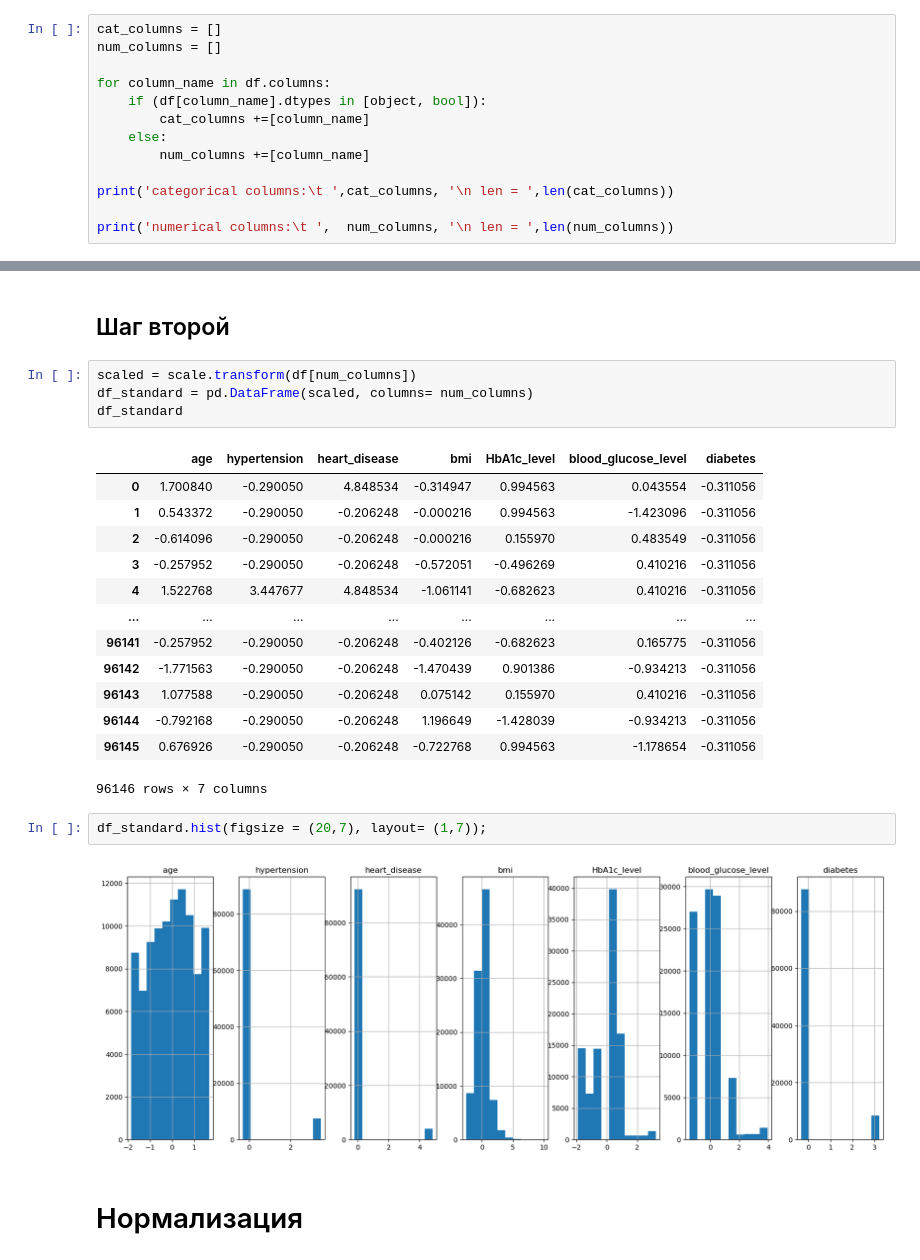
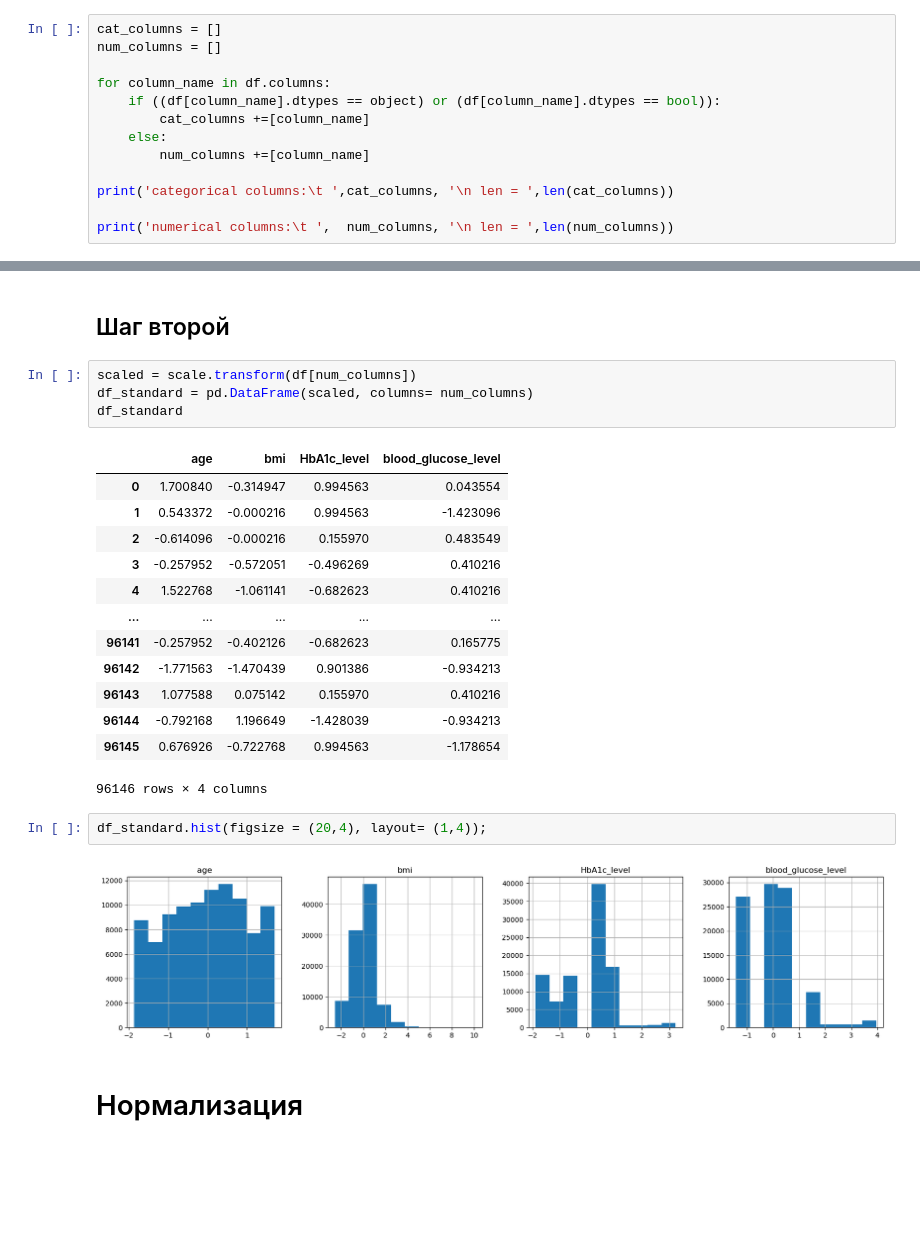
Before and after one commit to synrocka/Diabetes-Prediction, a Jupyter notebook: main.ipynb, the cells around one changed output, grey strips where cells are left out. Saved outputs shown, nothing was run; the diff lists cells and outputs as text; blank space fills up the shorter version.

```diff
--- a/main.ipynb
+++ b/main.ipynb
@@ -83,7 +83,7 @@ cat_columns = []
 num_columns = []
 
 for column_name in df.columns:
-    if (df[column_name].dtypes in [object, bool]):
+    if ((df[column_name].dtypes == object) or (df[column_name].dtypes == bool)):
         cat_columns +=[column_name]
     else:
         num_columns +=[column_name]
@@ -126,23 +136,23 @@ scaled = scale.transform(df[num_columns])
 df_standard = pd.DataFrame(scaled, columns= num_columns)
 df_standard
 # %% [output]
-|  | age | hypertension | heart_disease | bmi | HbA1c_level | blood_glucose_level | diabetes |
-| 0 | 1.700840 | -0.290050 | 4.848534 | -0.314947 | 0.994563 | 0.043554 | -0.311056 |
-| 1 | 0.543372 | -0.290050 | -0.206248 | -0.000216 | 0.994563 | -1.423096 | -0.311056 |
-| 2 | -0.614096 | -0.290050 | -0.206248 | -0.000216 | 0.155970 | 0.483549 | -0.311056 |
-| 3 | -0.257952 | -0.290050 | -0.206248 | -0.572051 | -0.496269 | 0.410216 | -0.311056 |
-| 4 | 1.522768 | 3.447677 | 4.848534 | -1.061141 | -0.682623 | 0.410216 | -0.311056 |
-| ... | ... | ... | ... | ... | ... | ... | ... |
-| 96141 | -0.257952 | -0.290050 | -0.206248 | -0.402126 | -0.682623 | 0.165775 | -0.311056 |
-| 96142 | -1.771563 | -0.290050 | -0.206248 | -1.470439 | 0.901386 | -0.934213 | -0.311056 |
-| 96143 | 1.077588 | -0.290050 | -0.206248 | 0.075142 | 0.155970 | 0.410216 | -0.311056 |
-| 96144 | -0.792168 | -0.290050 | -0.206248 | 1.196649 | -1.428039 | -0.934213 | -0.311056 |
-| 96145 | 0.676926 | -0.290050 | -0.206248 | -0.722768 | 0.994563 | -1.178654 | -0.311056 |
+|  | age | bmi | HbA1c_level | blood_glucose_level |
+| 0 | 1.700840 | -0.314947 | 0.994563 | 0.043554 |
+| 1 | 0.543372 | -0.000216 | 0.994563 | -1.423096 |
+| 2 | -0.614096 | -0.000216 | 0.155970 | 0.483549 |
+| 3 | -0.257952 | -0.572051 | -0.496269 | 0.410216 |
+| 4 | 1.522768 | -1.061141 | -0.682623 | 0.410216 |
+| ... | ... | ... | ... | ... |
+| 96141 | -0.257952 | -0.402126 | -0.682623 | 0.165775 |
+| 96142 | -1.771563 | -1.470439 | 0.901386 | -0.934213 |
+| 96143 | 1.077588 | 0.075142 | 0.155970 | 0.410216 |
+| 96144 | -0.792168 | 1.196649 | -1.428039 | -0.934213 |
+| 96145 | 0.676926 | -0.722768 | 0.994563 | -1.178654 |
-96146 rows × 7 columns
+96146 rows × 4 columns
 # %%
-df_standard.hist(figsize = (20,7), layout= (1,7));
+df_standard.hist(figsize = (20,4), layout= (1,4));
 # %% [output]
-[figure, old version]
+[figure, new version]
 # %% [markdown]
 # Нормализация
 # %% [markdown]
```
Also changed, not shown: parts of 15 cells of this notebook.
